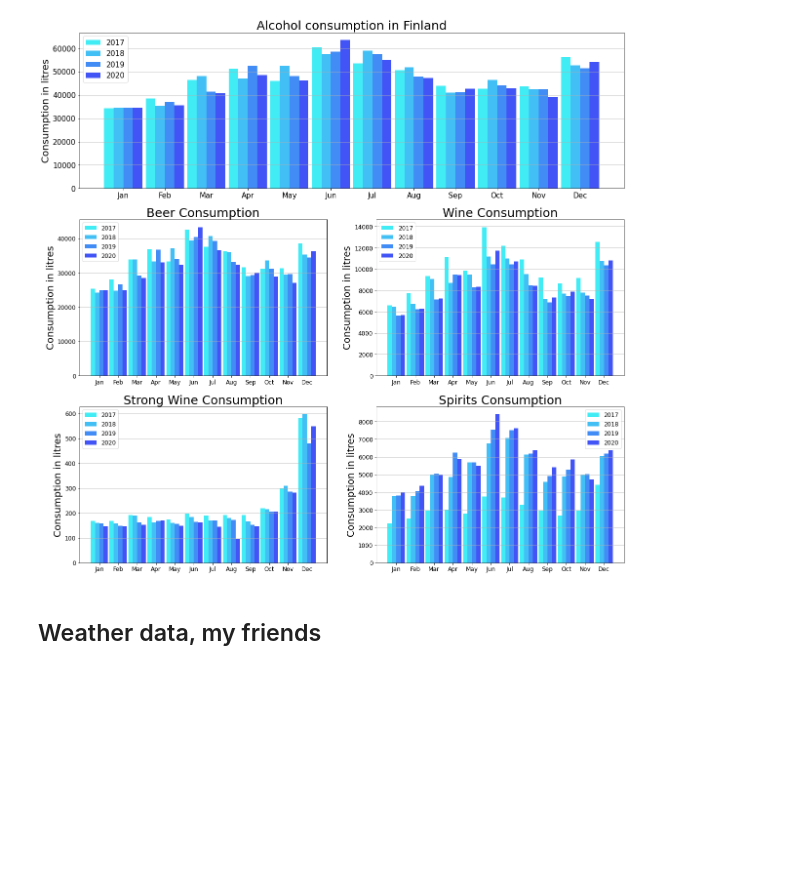
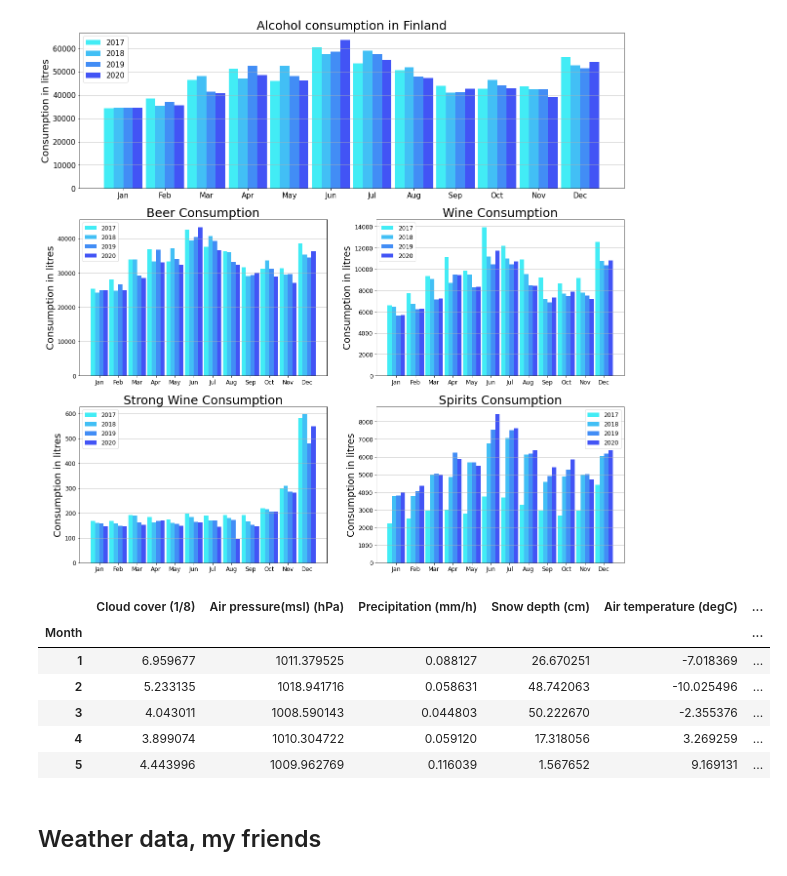
Before and after one commit to DataScience-MiniProjects/IDS-MiniProject, a Jupyter notebook: project-notebook.ipynb, the cells around one changed output. Cells and saved outputs as stored; diff of their text form; code cells hidden in the pictures; blank space fills up the shorter version.

Commit message:
Predict with 2021 weather data

```diff
--- a/project-notebook.ipynb
+++ b/project-notebook.ipynb
@@ -161,13 +161,13 @@ def load_csv(file_name:str):
     # Some random values were missing. Filling method
     # ffill: propagate last valid observation forward to next valid backfill
     df_weather = df_weather.fillna(method="ffill")
-
     #count column means by month
     df_mean = df_weather.groupby("Month").mean()
 
     # drop year and day column
     df_mean = df_mean.iloc[: , 2:]
-
+    if file_name == 'weather2021-JYV.csv' or file_name == 'weather2021-OUL.csv' or file_name == 'weather2021-HEL.csv':
+      return df_mean
     # limit columns here
     col = [0,1,2,5,6,11]
     df_mean = df_mean.iloc[:,col]
@@ -194,40 +194,54 @@ weatherdata_JYV_2020 = load_csv("weather2020-JYV.csv")
 weatherdata_JYV_2019 = load_csv("weather2019-JYV.csv")
 weatherdata_JYV_2018 = load_csv("weather2018-JYV.csv")
 weatherdata_JYV_2017 = load_csv("weather2017-JYV.csv")
+weatherdata_JYV_2021 = load_csv("weather2021-JYV.csv")
 
 #Helsinki - Kumpula
 weatherdata_HEL_2020 = load_csv("weather2020-HEL.csv")
 weatherdata_HEL_2019 = load_csv("weather2019-HEL.csv")
 weatherdata_HEL_2018 = load_csv("weather2018-HEL.csv")
 weatherdata_HEL_2017 = load_csv("weather2017-HEL.csv")
-
+weatherdata_HEL_2021 = load_csv("weather2021-HEL.csv")
 #Oulu - Pellonpää
 weatherdata_OULU_2020 = load_csv("weather2020-OULU.csv")
 weatherdata_OULU_2019 = load_csv("weather2019-OULU.csv")
 weatherdata_OULU_2018 = load_csv("weather2018-OULU.csv")
 weatherdata_OULU_2017 = load_csv("weather2017-OULU.csv")
+weatherdata_OULU_2021 = load_csv("weather2021-OUL.csv")
 
+weatherdata_All_2021 = (weatherdata_JYV_2021 + weatherdata_HEL_2021 + weatherdata_OULU_2021) / 3.0
 weatherdata_All_2020 = (weatherdata_JYV_2020 + weatherdata_HEL_2020 + weatherdata_OULU_2020) / 3.0
 weatherdata_All_2019 = (weatherdata_JYV_2019 + weatherdata_HEL_2019 + weatherdata_OULU_2019) / 3.0
 weatherdata_All_2018 = (weatherdata_JYV_2018 + weatherdata_HEL_2018 + weatherdata_OULU_2018) / 3.0
 weatherdata_All_2017 = (weatherdata_JYV_2017 + weatherdata_HEL_2017 + weatherdata_OULU_2017) / 3.0
 
 weatherdata_JYV_2020 = weatherdata_JYV_2020.merge(load_sun_csv("sun2020-JYV.csv"), on="Month")
 weatherdata_JYV_2019 = weatherdata_JYV_2019.merge(load_sun_csv("sun2019-JYV.csv"), on="Month")
 weatherdata_JYV_2018 = weatherdata_JYV_2018.merge(load_sun_csv("sun2018-JYV.csv"), on="Month")
 weatherdata_JYV_2017 = weatherdata_JYV_2017.merge(load_sun_csv("sun2017-JYV.csv"), on="Month")
+weatherdata_JYV_2021 = weatherdata_JYV_2021.merge(load_sun_csv("sun2021-JYV.csv"), on="Month")
 
 weatherdata_HEL_2020 = weatherdata_HEL_2020.merge(load_sun_csv("sun2020-HEL.csv"), on="Month")
 weatherdata_HEL_2019 = weatherdata_HEL_2019.merge(load_sun_csv("sun2019-HEL.csv"), on="Month")
 weatherdata_HEL_2018 = weatherdata_HEL_2018.merge(load_sun_csv("sun2018-HEL.csv"), on="Month")
 weatherdata_HEL_2017 = weatherdata_HEL_2017.merge(load_sun_csv("sun2017-HEL.csv"), on="Month")
+weatherdata_HEL_2021 = weatherdata_HEL_2021.merge(load_sun_csv("sun2021-HEL.csv"), on="Month")
 
+weatherdata_All_2021_SUN = (weatherdata_JYV_2021 + weatherdata_HEL_2021)/2.0
 weatherdata_All_2020_SUN = (weatherdata_JYV_2020 + weatherdata_HEL_2020)/2.0
 weatherdata_All_2019_SUN = (weatherdata_JYV_2019 + weatherdata_HEL_2019)/2.0
 weatherdata_All_2018_SUN = (weatherdata_JYV_2018 + weatherdata_HEL_2018)/2.0
 weatherdata_All_2017_SUN = (weatherdata_JYV_2017 + weatherdata_HEL_2017)/2.0
 
-#weatherdata_All_2020.head()
+weatherdata_All_2021.head()
+# %% [output]
+|  | Cloud cover (1/8) | Air pressure(msl) (hPa) | Precipitation (mm/h) | Snow depth (cm) | Air temperature (degC) | ... |
+| Month |  |  |  |  |  | ... |
+| 1 | 6.959677 | 1011.379525 | 0.088127 | 26.670251 | -7.018369 | ... |
+| 2 | 5.233135 | 1018.941716 | 0.058631 | 48.742063 | -10.025496 | ... |
+| 3 | 4.043011 | 1008.590143 | 0.044803 | 50.222670 | -2.355376 | ... |
+| 4 | 3.899074 | 1010.304722 | 0.059120 | 17.318056 | 3.269259 | ... |
+| 5 | 4.443996 | 1009.962769 | 0.116039 | 1.567652 | 9.169131 | ... |
 # %%
 #Weather comparison visualizations
 #Jyväskylä 2017-2020
```
Also changed, not shown: parts of 9 cells of this notebook, 2 other files.
